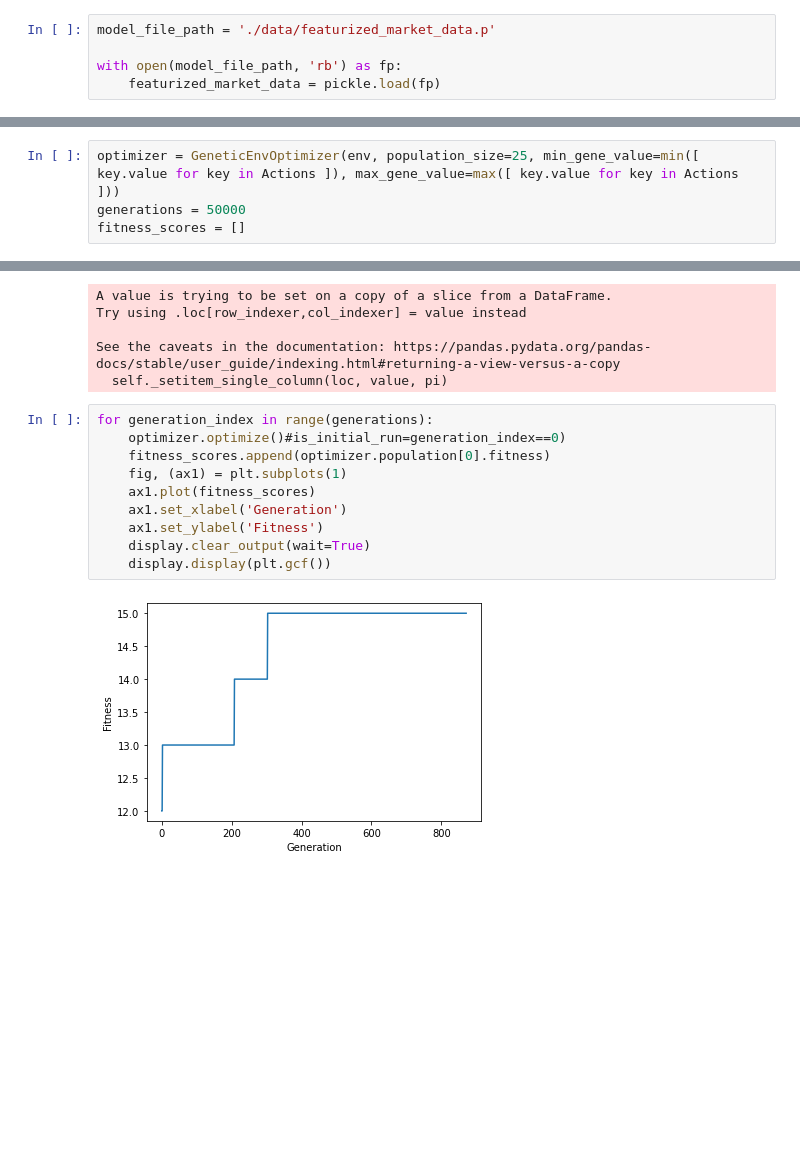
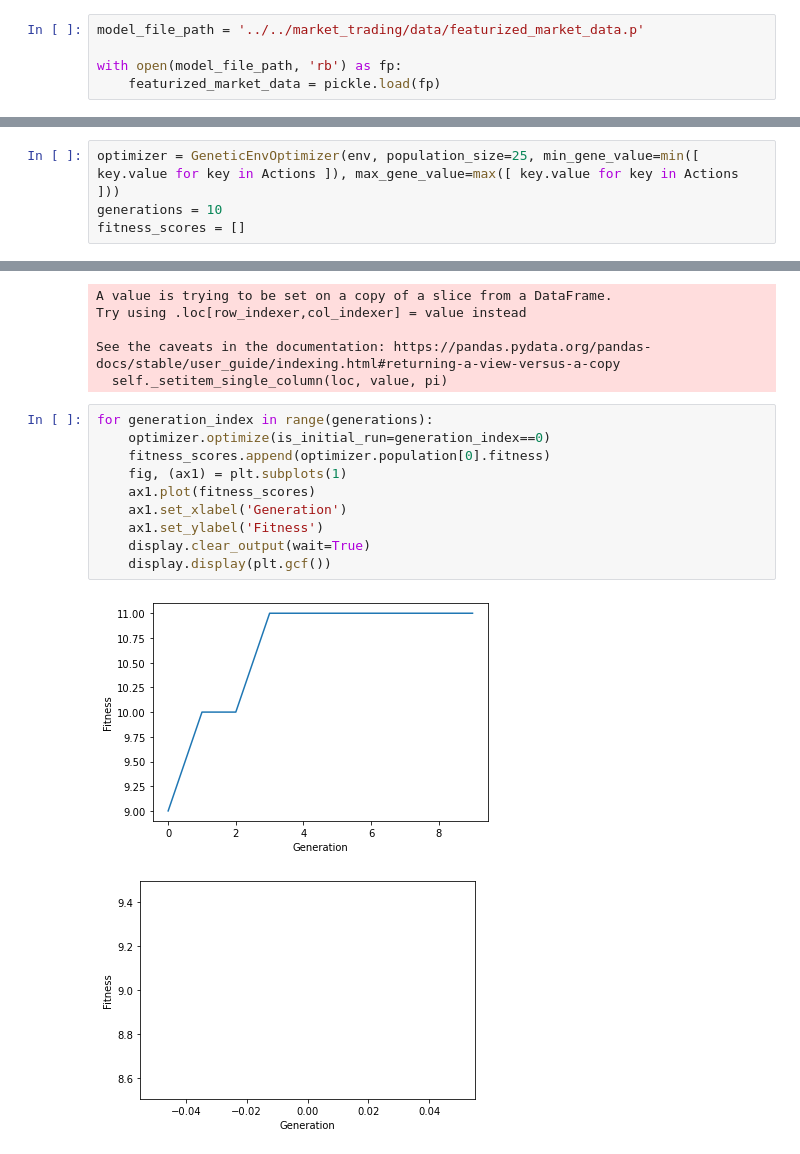
Before and after one commit to faGH/fa.intelligence.notebooks, a Jupyter notebook: labs/reinforcement_learning/courses/ai_for_games.ipynb, the cells around one changed output, grey strips where cells are left out. Saved outputs shown, nothing was run; the diff lists cells and outputs as text; blank space fills up the shorter version.

```diff
--- a/labs/reinforcement_learning/courses/ai_for_games.ipynb
+++ b/labs/reinforcement_learning/courses/ai_for_games.ipynb
@@ -8,7 +7,7 @@
 # %%
 import pickle
 # %%
-model_file_path = './data/featurized_market_data.p'
+model_file_path = '../../market_trading/data/featurized_market_data.p'
 
 with open(model_file_path, 'rb') as fp:
     featurized_market_data = pickle.load(fp)
@@ -136,6 +135,6 @@ class GeneticEnvOptimizer():
 # %%
 optimizer = GeneticEnvOptimizer(env, population_size=25, min_gene_value=min([ key.value for key in Actions ]), max_gene_value=max([ key.value for key in Actions ]))
-generations = 50000
+generations = 10
 fitness_scores = []
 # %% [output]
 Generating a population size of 25.
@@ -146,13 +145,14 @@ See the caveats in the documentation: https://pandas.pydata.org/pandas-docs/stab
   self._setitem_single_column(loc, value, pi)
 # %%
 for generation_index in range(generations):
-    optimizer.optimize()#is_initial_run=generation_index==0)
+    optimizer.optimize(is_initial_run=generation_index==0)
     fitness_scores.append(optimizer.population[0].fitness)
     fig, (ax1) = plt.subplots(1)
     ax1.plot(fitness_scores)
     ax1.set_xlabel('Generation')
     ax1.set_ylabel('Fitness')
     display.clear_output(wait=True)
     display.display(plt.gcf())
 # %% [output]
-[figure, old version]
+[figure, new version]
+[figure, added]
```
Also changed, not shown: parts of 22 cells of this notebook, 1 other file.
